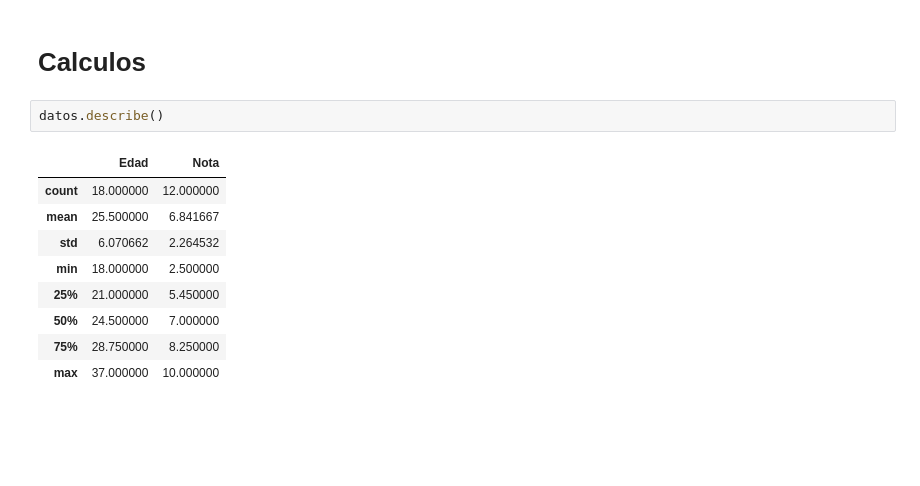
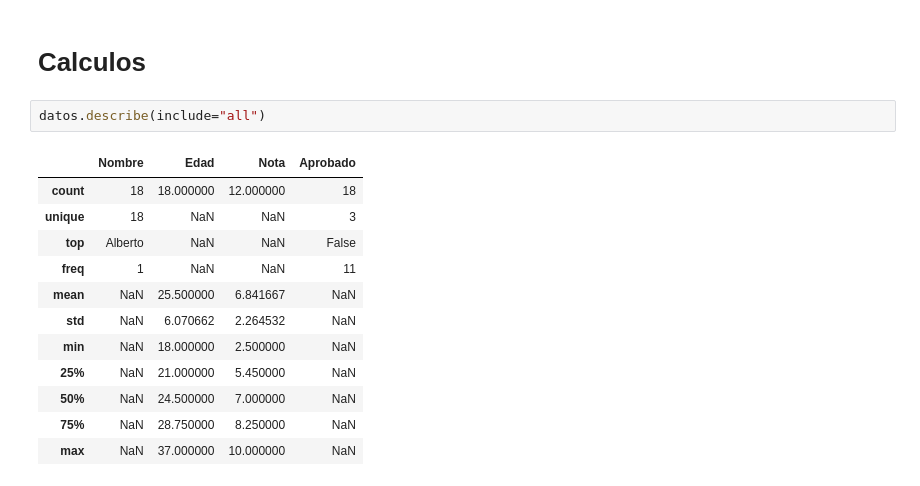
Before and after one commit to MyAppsTest/pandas, a Jupyter notebook: Practica_Pandas.ipynb, the cells around one changed output. Drawn from its saved outputs; the diff is of its cells as text; blank space fills up the shorter version.

```diff
--- a/Practica_Pandas.ipynb
+++ b/Practica_Pandas.ipynb
@@ -66,14 +66,17 @@ memory usage: 708.0+ bytes
 # %% [markdown]
 # Calculos
 # %%
-datos.describe()
+datos.describe(include="all")
 # %% [output]
-|  | Edad | Nota |
-| count | 18.000000 | 12.000000 |
-| mean | 25.500000 | 6.841667 |
-| std | 6.070662 | 2.264532 |
-| min | 18.000000 | 2.500000 |
-| 25% | 21.000000 | 5.450000 |
-| 50% | 24.500000 | 7.000000 |
-| 75% | 28.750000 | 8.250000 |
-| max | 37.000000 | 10.000000 |
+|  | Nombre | Edad | Nota | Aprobado |
+| count | 18 | 18.000000 | 12.000000 | 18 |
+| unique | 18 | NaN | NaN | 3 |
+| top | Alberto | NaN | NaN | False |
+| freq | 1 | NaN | NaN | 11 |
+| mean | NaN | 25.500000 | 6.841667 | NaN |
+| std | NaN | 6.070662 | 2.264532 | NaN |
+| min | NaN | 18.000000 | 2.500000 | NaN |
+| 25% | NaN | 21.000000 | 5.450000 | NaN |
+| 50% | NaN | 24.500000 | 7.000000 | NaN |
+| 75% | NaN | 28.750000 | 8.250000 | NaN |
+| max | NaN | 37.000000 | 10.000000 | NaN |
```
